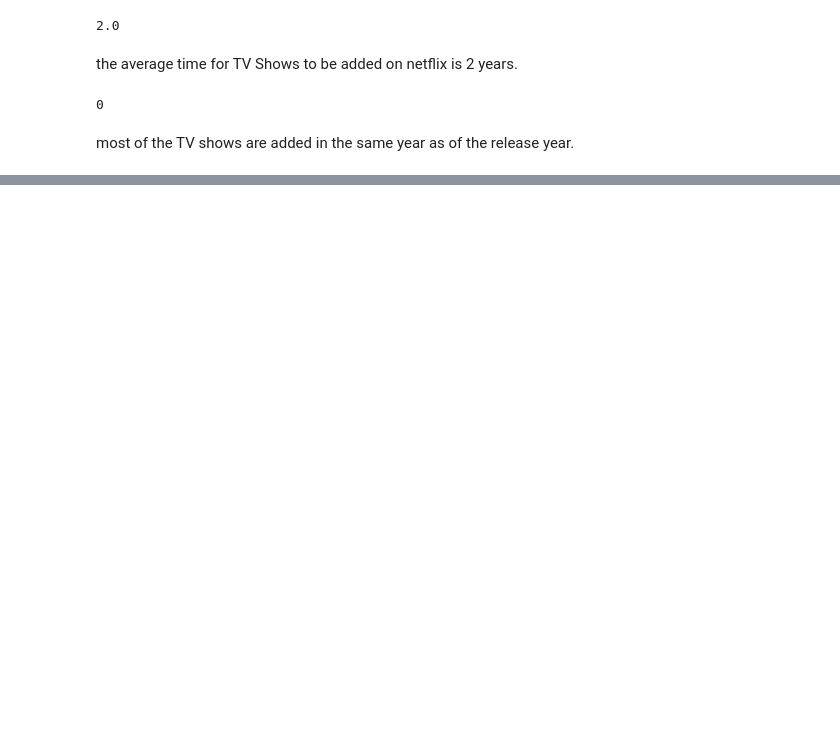
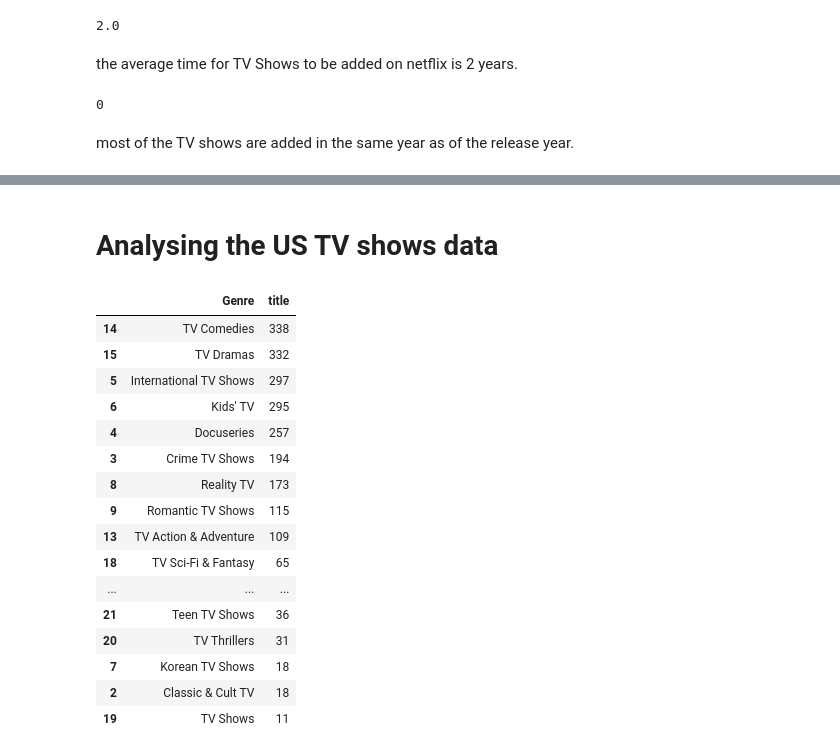
Before and after one commit to akashh005/Netflix_Business_case_EDA, a Jupyter notebook: Netflix_BC_.ipynb, the cells around one changed output, grey strips where cells are left out. Saved outputs shown, nothing was run; the diff lists cells and outputs as text; code cells hidden in the pictures; blank space fills up the shorter version.

```diff
--- a/Netflix_BC_.ipynb
+++ b/Netflix_BC_.ipynb
@@ -922,0 +1039,24 @@ most of the TV shows are added in the same year as of the release year.
+# %% [markdown]
+# **Analysing the US TV shows data**
+# %%
+df_s_US = df_shows[df_shows['Country']=='United States']
+df_s_US.groupby(df_s_US['Genre']).agg({"title":"nunique"}).reset_index().sort_values(by=['title'],
+                                                                                          ascending=False)
+# %% [output]
+|  | Genre | title |
+| 14 | TV Comedies | 338 |
+| 15 | TV Dramas | 332 |
+| 5 | International TV Shows | 297 |
+| 6 | Kids' TV | 295 |
+| 4 | Docuseries | 257 |
+| 3 | Crime TV Shows | 194 |
+| 8 | Reality TV | 173 |
+| 9 | Romantic TV Shows | 115 |
+| 13 | TV Action & Adventure | 109 |
+| 18 | TV Sci-Fi & Fantasy | 65 |
+| ... | ... | ... |
+| 21 | Teen TV Shows | 36 |
+| 20 | TV Thrillers | 31 |
+| 7 | Korean TV Shows | 18 |
+| 2 | Classic & Cult TV | 18 |
+| 19 | TV Shows | 11 |
```
Also changed, not shown: parts of 20 cells of this notebook.
